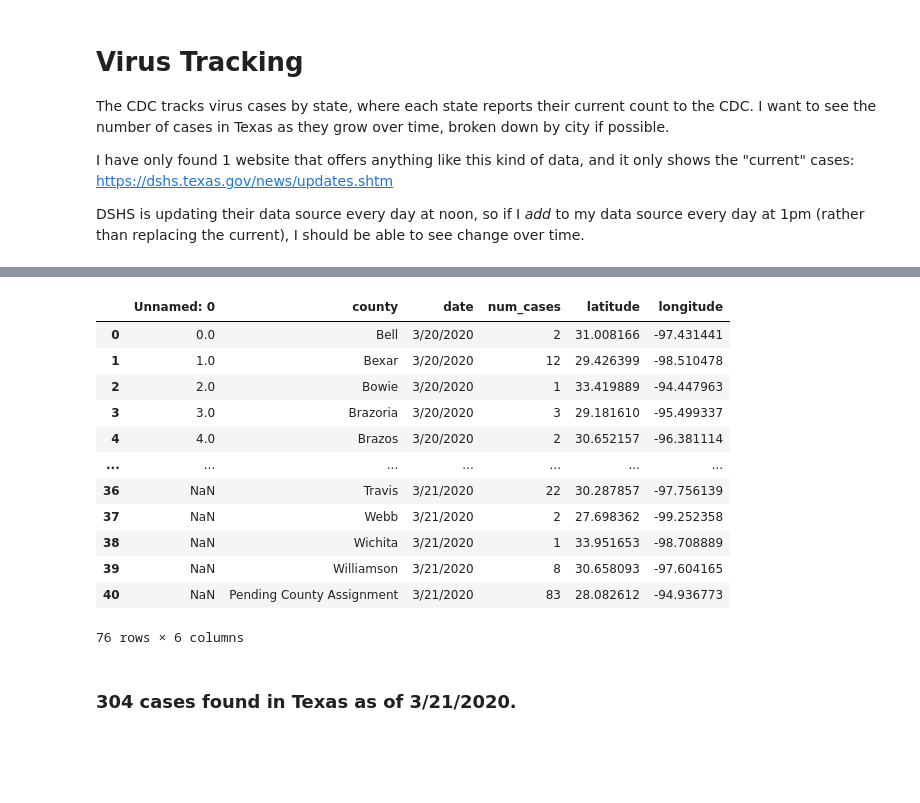
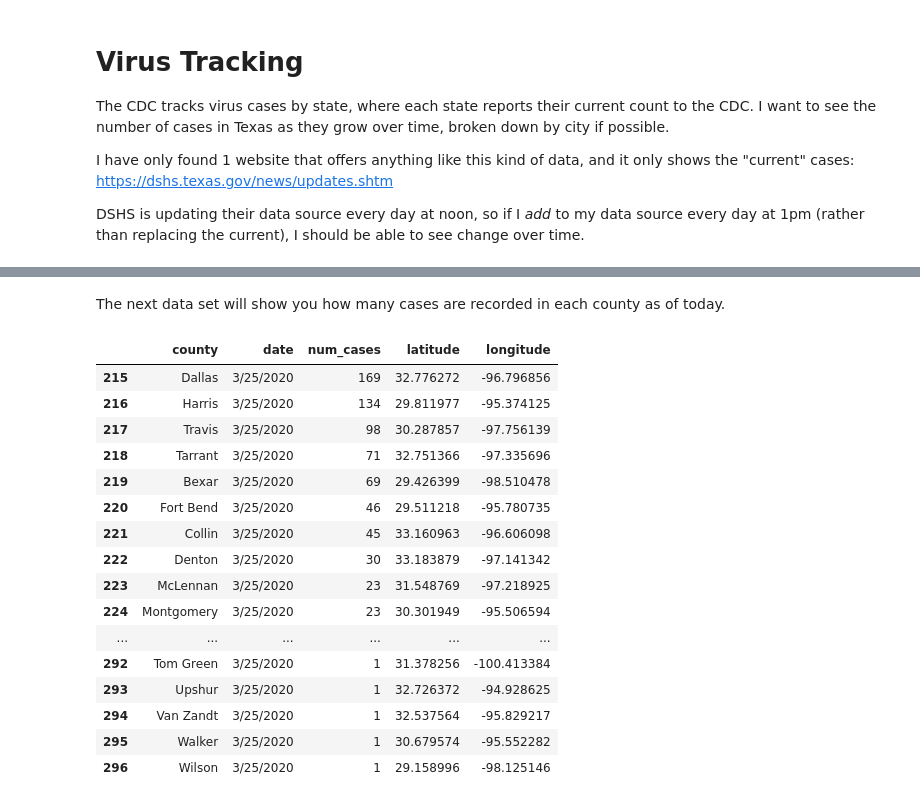
Before and after one commit to treytomes/covid-19-tracking, a Jupyter notebook: Virus Tracking.ipynb, the cells around one changed output, grey strips where cells are left out. Saved outputs shown, nothing was run; the diff lists cells and outputs as text; code cells hidden in the pictures; blank space fills up the shorter version.

```diff
--- a/Virus Tracking.ipynb
+++ b/Virus Tracking.ipynb
@@ -53,26 +10,0 @@ df_num_cases = df_num_cases.drop(["point"], axis=1)
-# %%
-# Need to add today's data to yesterday's data.  Also need to make sure I only do this *once* per day...
-
-#df_num_cases = pd.concat([pd.read_csv("data.csv"), df_num_cases])
-display(df_num_cases)
-# %% [output]
-|  | Unnamed: 0 | county | date | num_cases | latitude | longitude |
-| 0 | 0.0 | Bell | 3/20/2020 | 2 | 31.008166 | -97.431441 |
-| 1 | 1.0 | Bexar | 3/20/2020 | 12 | 29.426399 | -98.510478 |
-| 2 | 2.0 | Bowie | 3/20/2020 | 1 | 33.419889 | -94.447963 |
-| 3 | 3.0 | Brazoria | 3/20/2020 | 3 | 29.181610 | -95.499337 |
-| 4 | 4.0 | Brazos | 3/20/2020 | 2 | 30.652157 | -96.381114 |
-| ... | ... | ... | ... | ... | ... | ... |
-| 36 | NaN | Travis | 3/21/2020 | 22 | 30.287857 | -97.756139 |
-| 37 | NaN | Webb | 3/21/2020 | 2 | 27.698362 | -99.252358 |
-| 38 | NaN | Wichita | 3/21/2020 | 1 | 33.951653 | -98.708889 |
-| 39 | NaN | Williamson | 3/21/2020 | 8 | 30.658093 | -97.604165 |
-| 40 | NaN | Pending County Assignment | 3/21/2020 | 83 | 28.082612 | -94.936773 |
-76 rows × 6 columns
-# %%
-from IPython.display import HTML, Markdown
-# Only add up *today's* cases.  It's still 50% more than yesterday.
-total_cases = sum([int(n) for n in df_num_cases.loc[df_num_cases["date"] == today_text]["num_cases"].to_list()])
-display(HTML(f"<h3><b>{total_cases}</b> cases found in Texas as of {today.month}/{today.day}/{today.year}.</h3>"))
-# %% [output]
-304 cases found in Texas as of 3/21/2020.
@@ -78,0 +51,28 @@ display(HTML(f"<h3><b>{total_cases}</b> cases found in Texas as of {today.month}
+# %% [markdown]
+The next data set will show you how many cases are recorded in each county as of today.
+# %%
+# It's useful to have today's and yesterday's cases in their own DataFrames.
+cases_today = df_num_cases.loc[df_num_cases["date"] == today_text]
+cases_yesterday = df_num_cases.loc[df_num_cases["date"] == yesterday_text]
+
+dir(pd.options.display)
+pd.options.display.max_rows = len(cases_today)
+display(cases_today)
+# %% [output]
+|  | county | date | num_cases | latitude | longitude |
+| 215 | Dallas | 3/25/2020 | 169 | 32.776272 | -96.796856 |
+| 216 | Harris | 3/25/2020 | 134 | 29.811977 | -95.374125 |
+| 217 | Travis | 3/25/2020 | 98 | 30.287857 | -97.756139 |
+| 218 | Tarrant | 3/25/2020 | 71 | 32.751366 | -97.335696 |
+| 219 | Bexar | 3/25/2020 | 69 | 29.426399 | -98.510478 |
+| 220 | Fort Bend | 3/25/2020 | 46 | 29.511218 | -95.780735 |
+| 221 | Collin | 3/25/2020 | 45 | 33.160963 | -96.606098 |
+| 222 | Denton | 3/25/2020 | 30 | 33.183879 | -97.141342 |
+| 223 | McLennan | 3/25/2020 | 23 | 31.548769 | -97.218925 |
+| 224 | Montgomery | 3/25/2020 | 23 | 30.301949 | -95.506594 |
+| ... | ... | ... | ... | ... | ... |
+| 292 | Tom Green | 3/25/2020 | 1 | 31.378256 | -100.413384 |
+| 293 | Upshur | 3/25/2020 | 1 | 32.726372 | -94.928625 |
+| 294 | Van Zandt | 3/25/2020 | 1 | 32.537564 | -95.829217 |
+| 295 | Walker | 3/25/2020 | 1 | 30.679574 | -95.552282 |
+| 296 | Wilson | 3/25/2020 | 1 | 29.158996 | -98.125146 |
```
Also changed, not shown: parts of 17 cells of this notebook.
